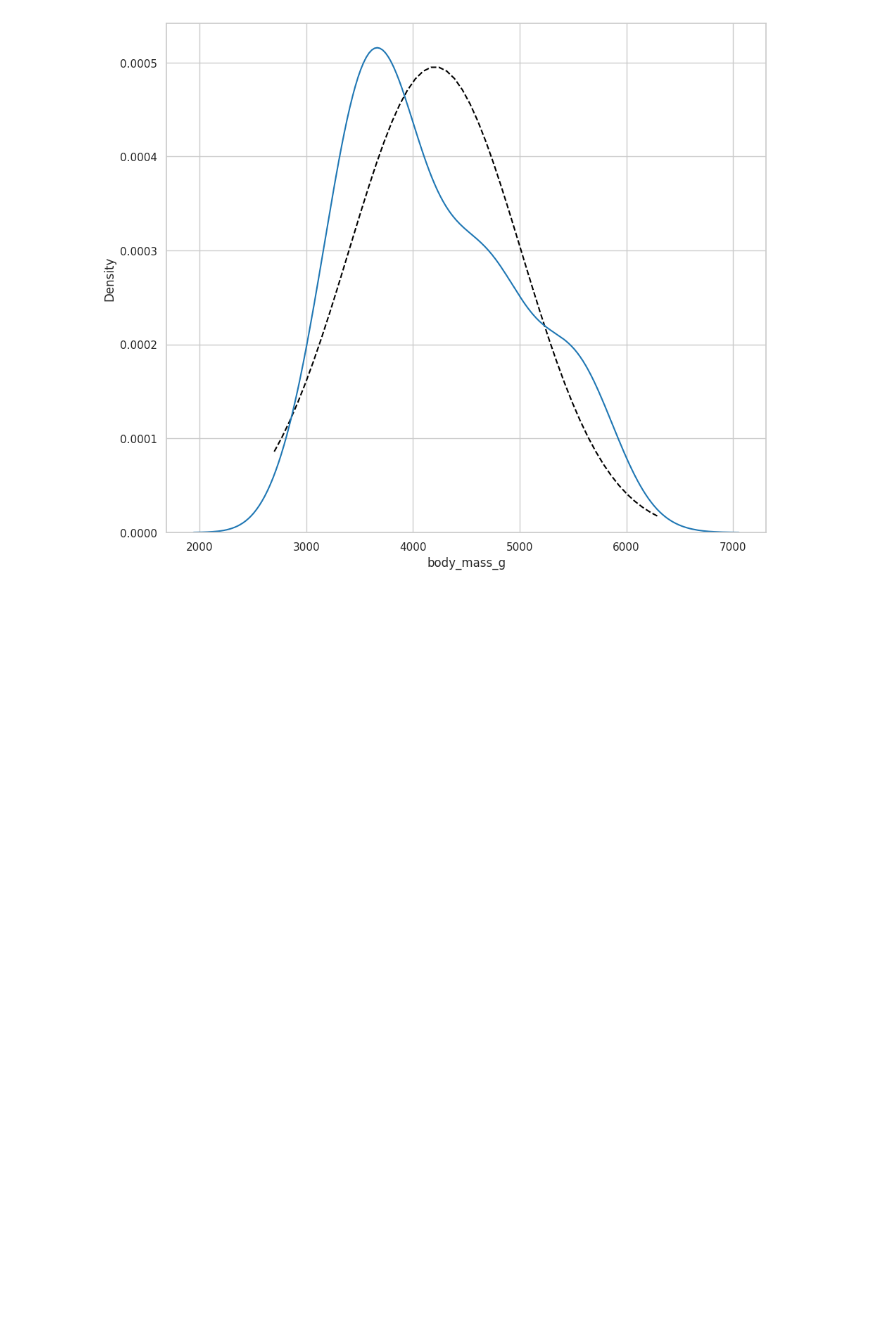
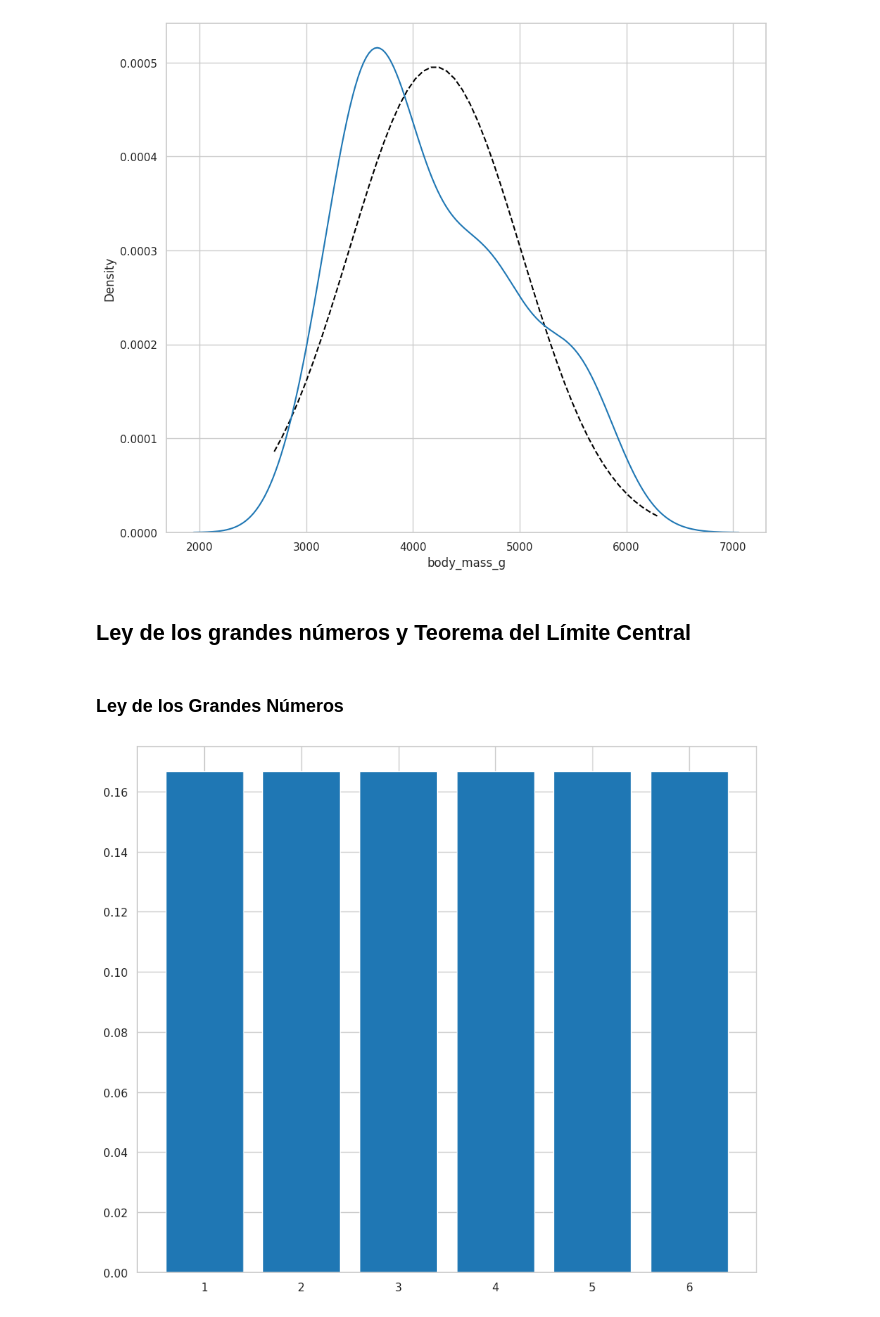
Before and after one commit to electrojam/Curso-de-Analisis-Exploratorio-de-Datos, a Jupyter notebook: 1-conociendo nuestros datos.ipynb, the cells around one changed output. Saved outputs shown, nothing was run; the diff lists cells and outputs as text; code cells hidden in the pictures; blank space fills up the shorter version.

Commit message:
Teorema de grandes números y límite central

```diff
--- a/1-conociendo nuestros datos.ipynb
+++ b/1-conociendo nuestros datos.ipynb
@@ -1034,3 +1034,15 @@ sns.kdeplot(
 # %% [output]
 <AxesSubplot: xlabel='body_mass_g', ylabel='Density'>
 [figure]
+# %% [markdown]
+## Ley de los grandes números y Teorema del Límite Central
+# %% [markdown]
+### Ley de los Grandes Números
+# %%
+#Generamos infinitos lanzamientos de un dado, entre 1 y 6,
+#y calculamos la probabilidad de que caiga para cada número entre 1 y 6
+
+dice = empiricaldist.Pmf.from_seq([1, 2, 3, 4, 5, 6])
+dice.bar()
+# %% [output]
+[figure, added]
```
Also changed, not shown: parts of 10 cells of this notebook.
